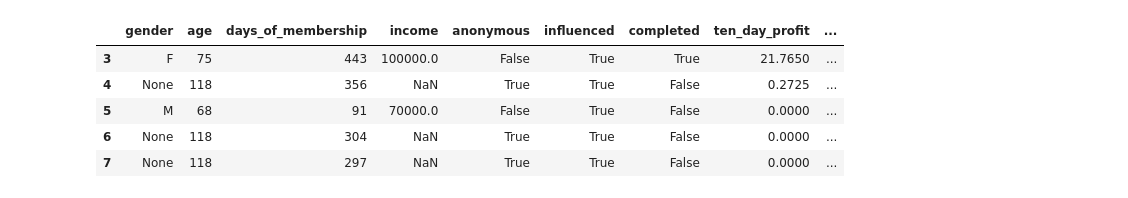
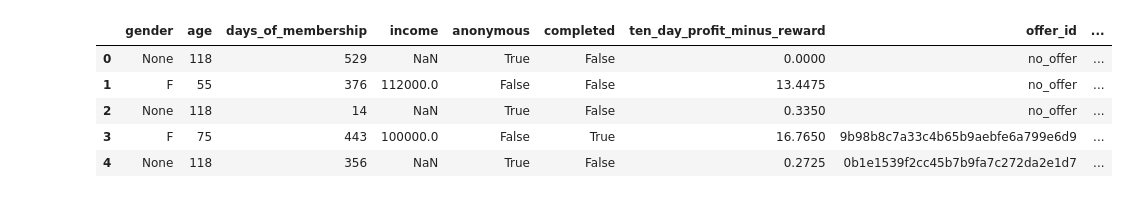
Before and after one commit to chapman-mcd/Starbucks_Sandbox, a Jupyter notebook: Sandbox_ML.ipynb, the cells around one changed output. Saved outputs shown, nothing was run; the diff lists cells and outputs as text; code cells hidden in the pictures.

```diff
--- a/Sandbox_ML.ipynb
+++ b/Sandbox_ML.ipynb
@@ -52,6 +32,0 @@ offers_rev['median_transaction_no_outliers'] = offers_rev['median_transaction_no
-# %%
-# Define users "influenced" by an offer as users who:
-# (a) Viewed an offer and (b) Did not complete it before viewing it
-offers_rev['influenced'] = ((offers_rev[offers_rev.offer_id != 'no_offer'].viewed) & ~(
-                            offers_rev[offers_rev.offer_id != 'no_offer'].time_completed <
-                            offers_rev[offers_rev.offer_id != 'no_offer'].time_viewed))
@@ -58,17 +41,16 @@ offers_rev['influenced'] = ((offers_rev[offers_rev.offer_id != 'no_offer'].viewe
 # %%
 # use a subset of the data for machine learning
-offers_rev_subset = offers_rev[(offers_rev.offer_id != 'no_offer') & (offers_rev.time_received < 500)].loc[:,
+offers_rev_subset = offers_rev[(offers_rev.time_received < 500)].loc[:,
     ['gender', 'age', 'days_of_membership', 'income', 'anonymous',
-     'influenced', 'completed', 'ten_day_profit', 'offer_id',
-     'person', 'median_transaction_no_outliers']]
+     'completed', 'ten_day_profit_minus_reward', 'offer_id', 'person']]
 offers_rev_subset.head()
 # %% [output]
-|  | gender | age | days_of_membership | income | anonymous | influenced | completed | ten_day_profit | ... |
-| 3 | F | 75 | 443 | 100000.0 | False | True | True | 21.7650 | ... |
-| 4 | None | 118 | 356 | NaN | True | True | False | 0.2725 | ... |
-| 5 | M | 68 | 91 | 70000.0 | False | True | False | 0.0000 | ... |
-| 6 | None | 118 | 304 | NaN | True | True | False | 0.0000 | ... |
-| 7 | None | 118 | 297 | NaN | True | True | False | 0.0000 | ... |
+|  | gender | age | days_of_membership | income | anonymous | completed | ten_day_profit_minus_reward | offer_id | ... |
+| 0 | None | 118 | 529 | NaN | True | False | 0.0000 | no_offer | ... |
+| 1 | F | 55 | 376 | 112000.0 | False | False | 13.4475 | no_offer | ... |
+| 2 | None | 118 | 14 | NaN | True | False | 0.3350 | no_offer | ... |
+| 3 | F | 75 | 443 | 100000.0 | False | True | 16.7650 | 9b98b8c7a33c4b65b9aebfe6a799e6d9 | ... |
+| 4 | None | 118 | 356 | NaN | True | False | 0.2725 | 0b1e1539f2cc45b7b9fa7c272da2e1d7 | ... |
 # %%
 def train_test_split(df, train_frac):
     """
```
Also changed, not shown: parts of 46 cells of this notebook, 24 other files.
